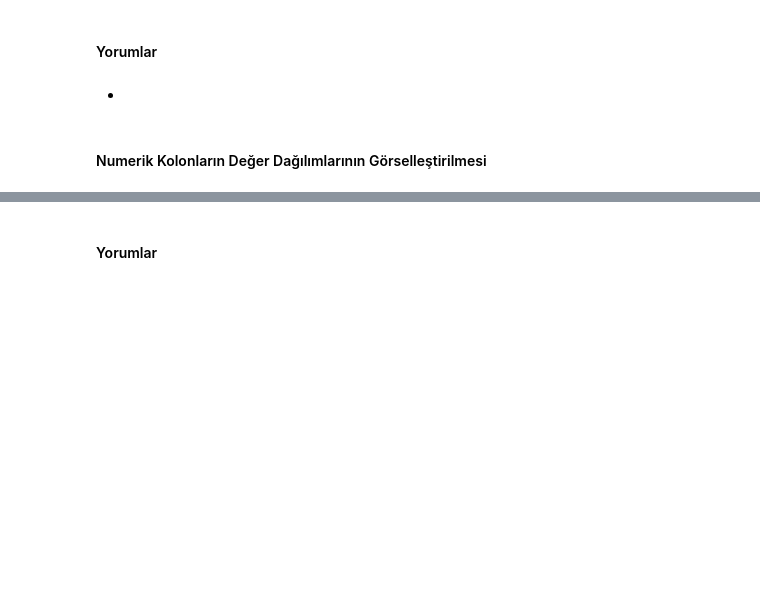
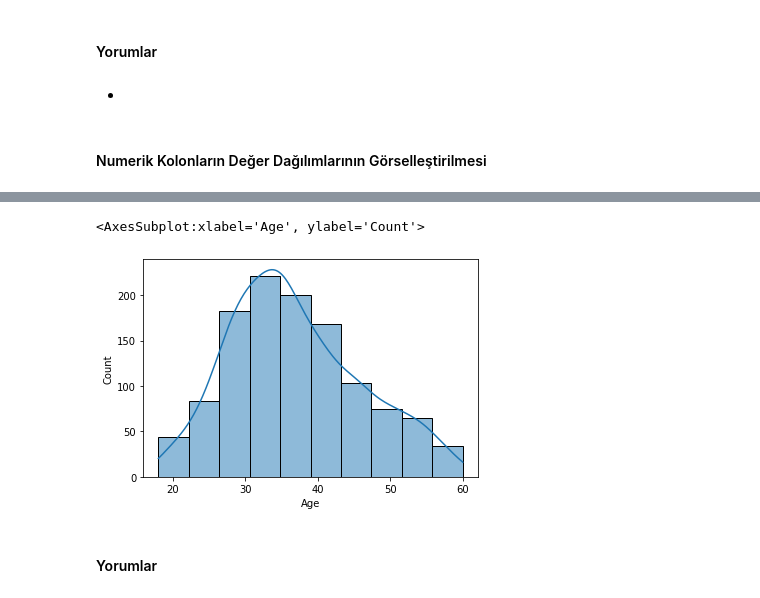
Before and after one commit to ersingundem/dsbootcamp2022-hr-attrition-prediction-project-ersingundem, a Jupyter notebook: Project Template.ipynb, the cells around one changed output, grey strips where cells are left out. Cells and saved outputs as stored; diff of their text form; code cells hidden in the pictures; blank space fills up the shorter version.

```diff
--- a/Project Template.ipynb
+++ b/Project Template.ipynb
@@ -149,2 +267,7 @@ Yaptığınız ilk gözlemler sonucunda yaptığınız varsayımları açıklay
+# %%
+sns.histplot(data=train, x="Age", stat="count", bins=10, kde=True)
+# %% [output]
+<AxesSubplot:xlabel='Age', ylabel='Count'>
+[figure, added]
 # %% [markdown]
 #### Yorumlar
```
Also changed, not shown: parts of 19 cells of this notebook, 2 other files.
